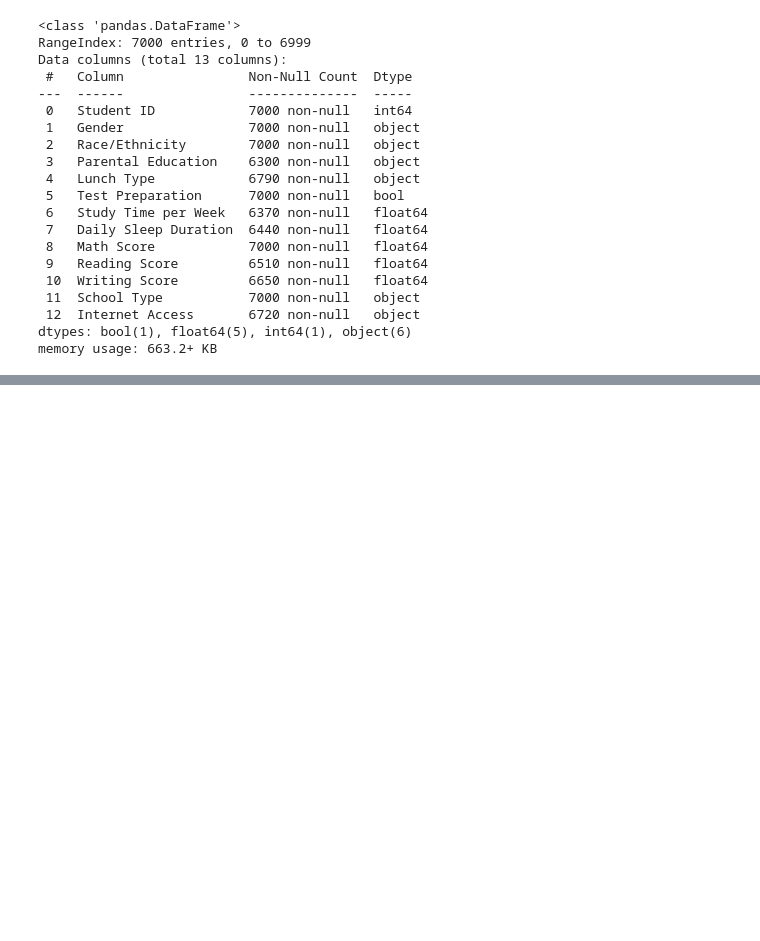
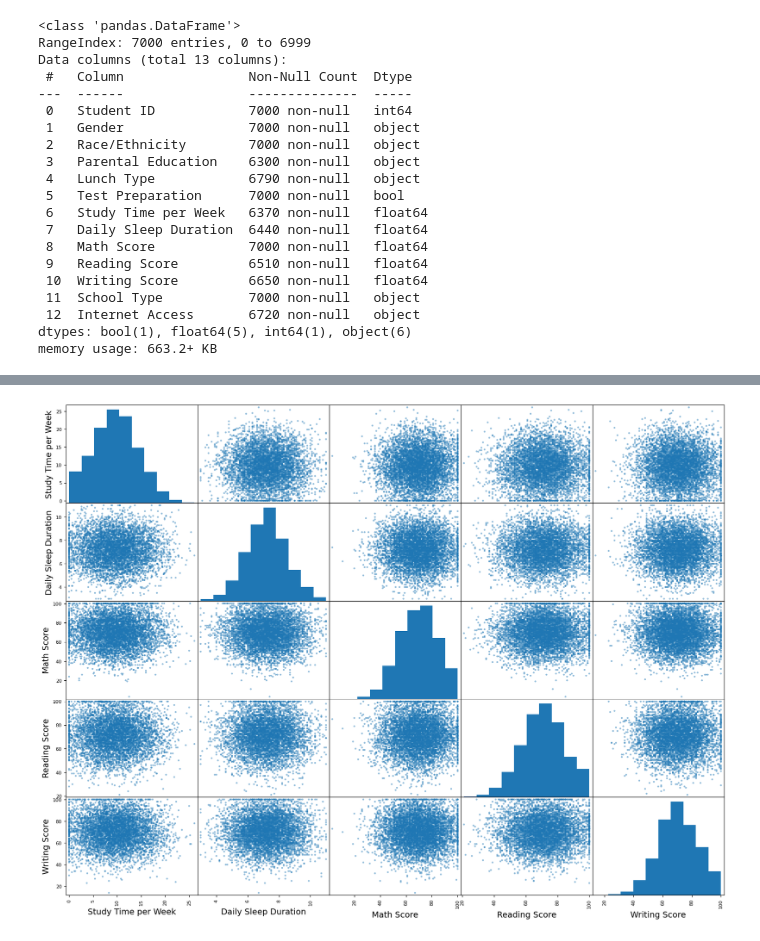
Before and after one commit to cristian0831/Machine-Learning-Projects, a Jupyter notebook: Scikit-Learn/student_performance.ipynb, the cells around one changed output, grey strips where cells are left out. Cells and saved outputs as stored; diff of their text form; code cells hidden in the pictures; blank space fills up the shorter version.

```diff
--- a/Scikit-Learn/student_performance.ipynb
+++ b/Scikit-Learn/student_performance.ipynb
@@ -68,0 +98,9 @@ plt.show()
+# %%
+# lets look into the correlation for numerical features
+
+from pandas.plotting import scatter_matrix
+
+scatter_matrix(num_col, figsize=(20, 15))
+plt.show()
+# %% [output]
+[figure, added]
```
Also changed, not shown: parts of 11 cells of this notebook.
